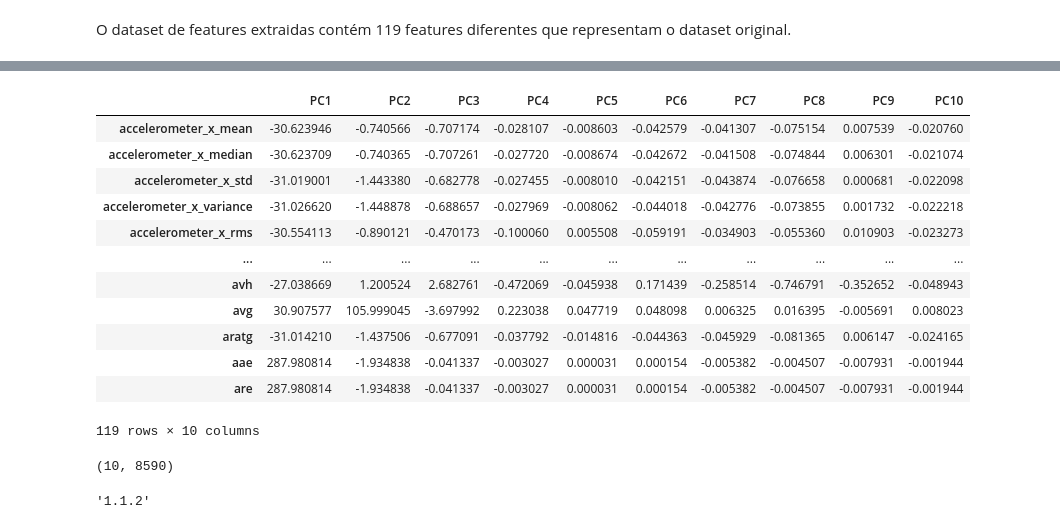
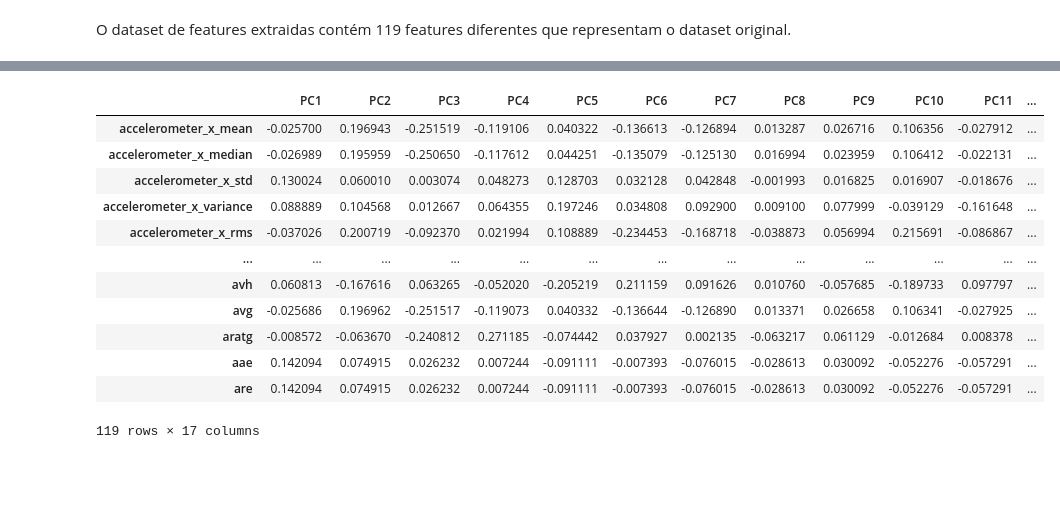
Before and after one commit to PugtgYosuky/clf-human-activities, a Jupyter notebook: src/project.ipynb, the cells around one changed output, grey strips where cells are left out. Drawn from its saved outputs; the diff is of its cells as text; code cells hidden in the pictures; blank space fills up the shorter version.

```diff
--- a/src/project.ipynb
+++ b/src/project.ipynb
@@ -716,9 +827,9 @@ O dataset de features extraidas contém 119 features diferentes que representam
 from sklearn.decomposition import PCA
 from sklearn.preprocessing import StandardScaler
 # %%
-scaled_data = StandardScaler().fit_transform(features_data.T)
+scaled_data = StandardScaler().fit_transform(features_data)
 # %%
-pca = PCA(n_components=10)
+pca = PCA(n_components=80)
 pca.fit(scaled_data)
 pca_data = pca.transform(scaled_data)
 # %%
@@ -726,5 +837,5 @@ pca_data = pca.transform(scaled_data)
 percentage_var = np.round(pca.explained_variance_ratio_ * 100, decimals=1)
 # %%
 # labels of each principal component
-labels = [f'PC{x}' for x in range(1, len(percentage_var) + 1)]
+labels_pca = [f'PC{x}' for x in range(1, len(percentage_var) + 1)]
 # %%
@@ -753,2 +895,3 @@ array([98.7,  1.1,  0. ,  0. ,  0. ,  0. ,  0. ,  0. ,  0. ,  0. ])
 # %%
-pca_dataframe = pd.DataFrame(pca_data, index=features_data.columns, columns=labels)
+pca_dataframe = pd.DataFrame(pca.components_.T, index=features_data.columns, columns=labels_pca)
+pca_dataframe
@@ -755,24 +912,17 @@ pca_dataframe = pd.DataFrame(pca_data, index=features_data.columns, columns=labe
 # %%
-pca_dataframe
+pca_dataframe_relevant = pca_dataframe.loc[:, 'PC1':'PC17']
+pca_dataframe_relevant
 # %% [output]
-|  | PC1 | PC2 | PC3 | PC4 | PC5 | PC6 | PC7 | PC8 | PC9 | PC10 |
-| accelerometer_x_mean | -30.623946 | -0.740566 | -0.707174 | -0.028107 | -0.008603 | -0.042579 | -0.041307 | -0.075154 | 0.007539 | -0.020760 |
-| accelerometer_x_median | -30.623709 | -0.740365 | -0.707261 | -0.027720 | -0.008674 | -0.042672 | -0.041508 | -0.074844 | 0.006301 | -0.021074 |
-| accelerometer_x_std | -31.019001 | -1.443380 | -0.682778 | -0.027455 | -0.008010 | -0.042151 | -0.043874 | -0.076658 | 0.000681 | -0.022098 |
-| accelerometer_x_variance | -31.026620 | -1.448878 | -0.688657 | -0.027969 | -0.008062 | -0.044018 | -0.042776 | -0.073855 | 0.001732 | -0.022218 |
-| accelerometer_x_rms | -30.554113 | -0.890121 | -0.470173 | -0.100060 | 0.005508 | -0.059191 | -0.034903 | -0.055360 | 0.010903 | -0.023273 |
-| ... | ... | ... | ... | ... | ... | ... | ... | ... | ... | ... |
-| avh | -27.038669 | 1.200524 | 2.682761 | -0.472069 | -0.045938 | 0.171439 | -0.258514 | -0.746791 | -0.352652 | -0.048943 |
-| avg | 30.907577 | 105.999045 | -3.697992 | 0.223038 | 0.047719 | 0.048098 | 0.006325 | 0.016395 | -0.005691 | 0.008023 |
-| aratg | -31.014210 | -1.437506 | -0.677091 | -0.037792 | -0.014816 | -0.044363 | -0.045929 | -0.081365 | 0.006147 | -0.024165 |
-| aae | 287.980814 | -1.934838 | -0.041337 | -0.003027 | 0.000031 | 0.000154 | -0.005382 | -0.004507 | -0.007931 | -0.001944 |
-| are | 287.980814 | -1.934838 | -0.041337 | -0.003027 | 0.000031 | 0.000154 | -0.005382 | -0.004507 | -0.007931 | -0.001944 |
+|  | PC1 | PC2 | PC3 | PC4 | PC5 | PC6 | PC7 | PC8 | PC9 | PC10 | PC11 | ... |
+| accelerometer_x_mean | -0.025700 | 0.196943 | -0.251519 | -0.119106 | 0.040322 | -0.136613 | -0.126894 | 0.013287 | 0.026716 | 0.106356 | -0.027912 | ... |
+| accelerometer_x_median | -0.026989 | 0.195959 | -0.250650 | -0.117612 | 0.044251 | -0.135079 | -0.125130 | 0.016994 | 0.023959 | 0.106412 | -0.022131 | ... |
+| accelerometer_x_std | 0.130024 | 0.060010 | 0.003074 | 0.048273 | 0.128703 | 0.032128 | 0.042848 | -0.001993 | 0.016825 | 0.016907 | -0.018676 | ... |
+| accelerometer_x_variance | 0.088889 | 0.104568 | 0.012667 | 0.064355 | 0.197246 | 0.034808 | 0.092900 | 0.009100 | 0.077999 | -0.039129 | -0.161648 | ... |
+| accelerometer_x_rms | -0.037026 | 0.200719 | -0.092370 | 0.021994 | 0.108889 | -0.234453 | -0.168718 | -0.038873 | 0.056994 | 0.215691 | -0.086867 | ... |
+| ... | ... | ... | ... | ... | ... | ... | ... | ... | ... | ... | ... | ... |
+| avh | 0.060813 | -0.167616 | 0.063265 | -0.052020 | -0.205219 | 0.211159 | 0.091626 | 0.010760 | -0.057685 | -0.189733 | 0.097797 | ... |
+| avg | -0.025686 | 0.196962 | -0.251517 | -0.119073 | 0.040332 | -0.136644 | -0.126890 | 0.013371 | 0.026658 | 0.106341 | -0.027925 | ... |
+| aratg | -0.008572 | -0.063670 | -0.240812 | 0.271185 | -0.074442 | 0.037927 | 0.002135 | -0.063217 | 0.061129 | -0.012684 | 0.008378 | ... |
+| aae | 0.142094 | 0.074915 | 0.026232 | 0.007244 | -0.091111 | -0.007393 | -0.076015 | -0.028613 | 0.030092 | -0.052276 | -0.057291 | ... |
+| are | 0.142094 | 0.074915 | 0.026232 | 0.007244 | -0.091111 | -0.007393 | -0.076015 | -0.028613 | 0.030092 | -0.052276 | -0.057291 | ... |
-119 rows × 10 columns
+119 rows × 17 columns
-# %%
-pca.components_.shape
-# %% [output]
-(10, 8590)
-# %%
-sklearn.__version__
-# %% [output]
-'1.1.2'
```
Also changed, not shown: parts of 65 cells of this notebook, 1 other file.
